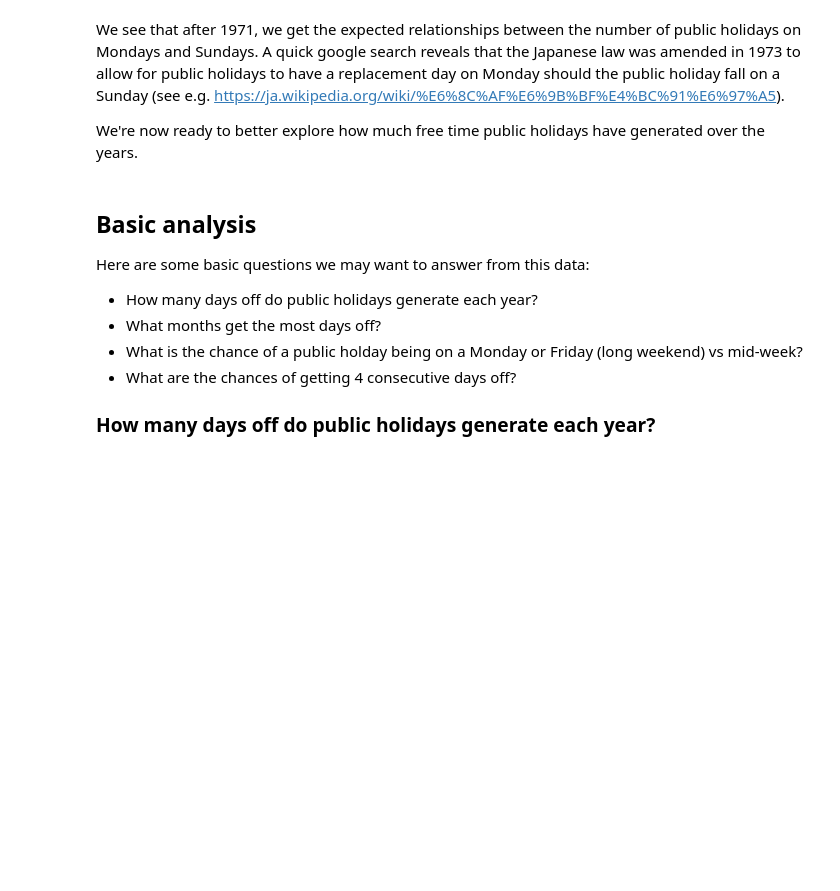
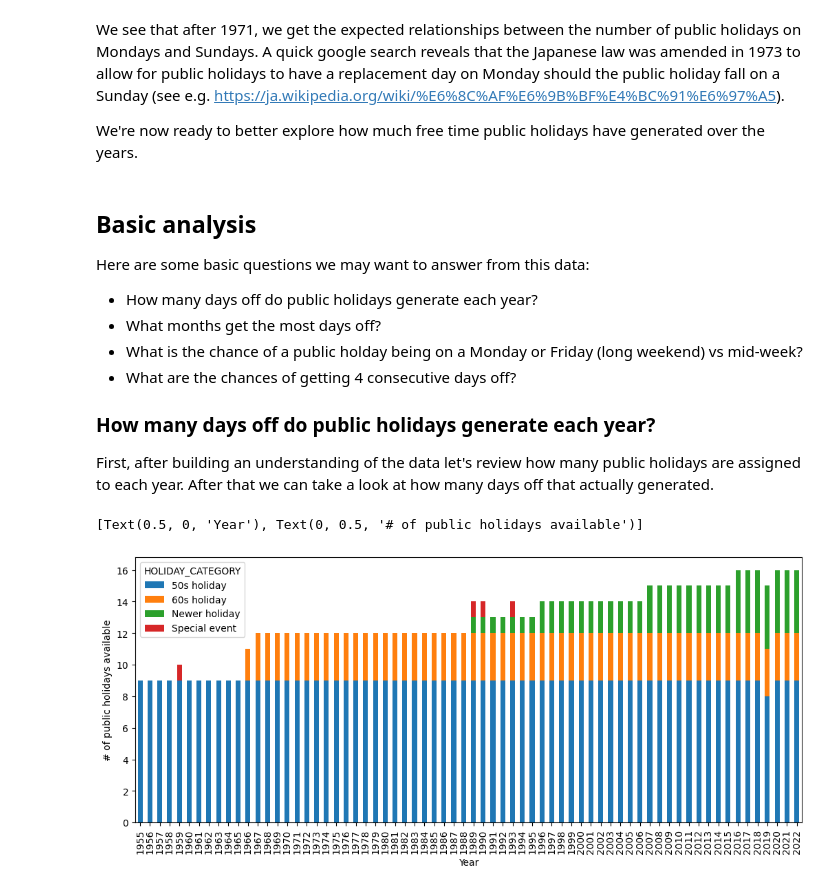
Before and after one commit to Open-Data-Japan/odj-data-public_holidays, a Jupyter notebook: sample-analysis/jupyter-odj-data-public_holidays.ipynb, the cells around one changed output. Saved outputs shown, nothing was run; the diff lists cells and outputs as text; code cells hidden in the pictures; blank space fills up the shorter version.

```diff
--- a/sample-analysis/jupyter-odj-data-public_holidays.ipynb
+++ b/sample-analysis/jupyter-odj-data-public_holidays.ipynb
@@ -50,6 +50,7 @@ Let's see what kind of public holidays exist, when they were introduced and how
 # %%
 # For each public holiday, find date of first appearance / last appearance / number of occurences and sort by newest
 df_d['YEAR'] = df_d.DATE_OF_PUBLIC_HOLIDAY.dt.year
+df_d['MONTH'] = df_d.DATE_OF_PUBLIC_HOLIDAY.dt.month_name()
 
 df_s = pd.DataFrame({"First occurence" : df_d.groupby(by='NAME_OF_PUBLIC_HOLIDAY_EN').YEAR.min(), "Last occurence" : df_d.groupby(by='NAME_OF_PUBLIC_HOLIDAY_EN').YEAR.max(), "Number of occurences" : df_d.groupby(by='NAME_OF_PUBLIC_HOLIDAY_EN').YEAR.count()})
 df_s.sort_values(by="First occurence", ascending=False)
@@ -151,3 +152,14 @@ Here are some basic questions we may want to answer from this data:
 * What are the chances of getting 4 consecutive days off?
 
 ### How many days off do public holidays generate each year?
+
+First, after building an understanding of the data let's review how many public holidays are assigned to each year. After that we can take a look at how many days off that actually generated.
+# %%
+# We ignore replacement days and just look at how many public holidays are designated in the first place
+df_02 = pd.DataFrame(df_d.query("(HOLIDAY_CATEGORY != 'Unknown')").groupby(['YEAR', 'HOLIDAY_CATEGORY']).count()["NAME_OF_PUBLIC_HOLIDAY_JP"])
+ax = df_02.reset_index().pivot_table('NAME_OF_PUBLIC_HOLIDAY_JP', 'YEAR', 'HOLIDAY_CATEGORY').fillna(0).plot(kind='bar', stacked=True, figsize=(12.5,5))
+
+ax.set(xlabel='Year', ylabel='# of public holidays available')
+# %% [output]
+[Text(0.5, 0, 'Year'), Text(0, 0.5, '# of public holidays available')]
+[figure, added]
```
Also changed, not shown: parts of 7 cells of this notebook.
